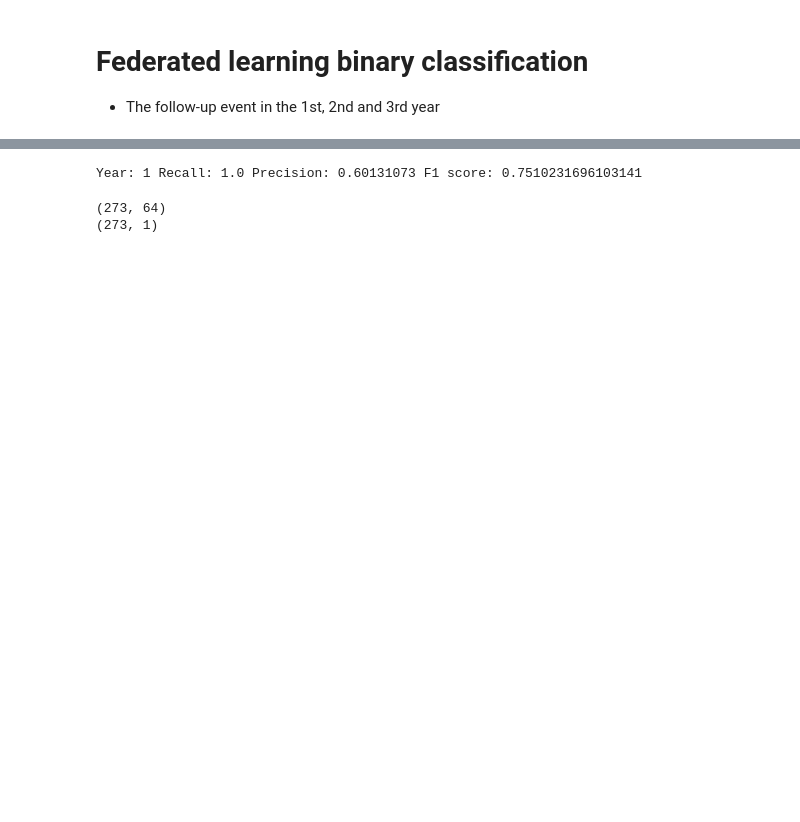
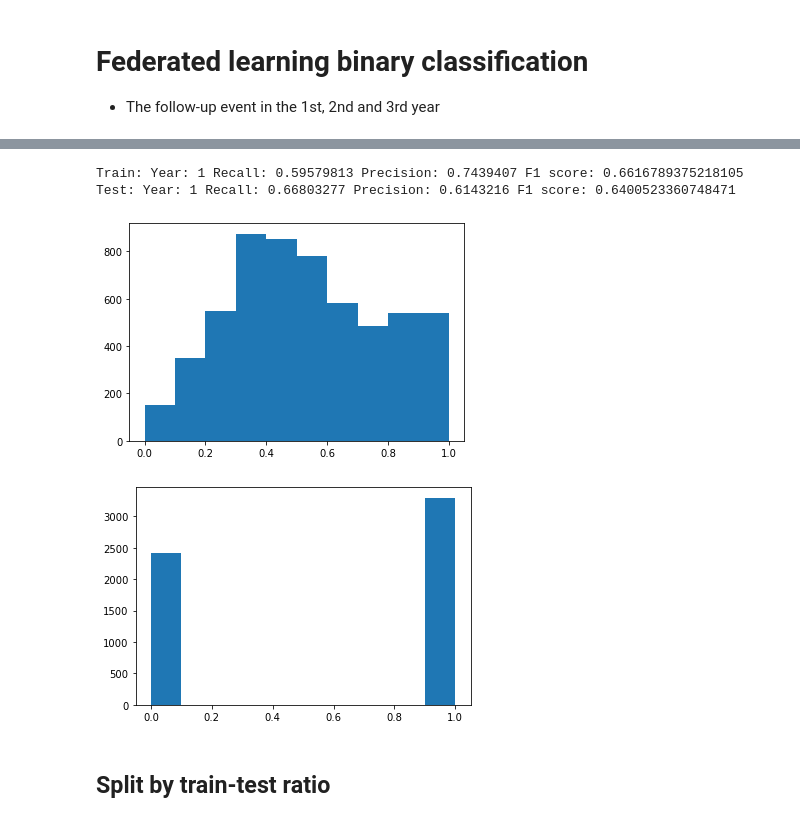
Before and after one commit to YitingZhang1997/MIDAS_Project_2020, a Jupyter notebook: Federated_Learning.ipynb, the cells around one changed output, grey strips where cells are left out. Drawn from its saved outputs; the diff is of its cells as text; code cells hidden in the pictures; blank space fills up the shorter version.

```diff
--- a/Federated_Learning.ipynb
+++ b/Federated_Learning.ipynb
@@ -452,7 +562,7 @@ else:
 print(f"Full Data: \n X's shape: {X_full.shape} \n y's shape: {y_full.shape}")
 
 plt.figure()
-client_ids = X_full['codigoclinica']
+client_ids = X_full['Clinic code']
 client_ids.plot.hist()
 
 unique_client_ids = set(client_ids)
@@ -508,15 +661,21 @@ import random
 # selected_client_ids = random.choices(unique_client_ids, k=10)
 
 # select clients according to frequency
-selected_client_ids = select_largest_clients(client_ids, k=10)
+client_ids_without_test = []
+for index in client_ids:
+    if index not in test_client_ids:
+        client_ids_without_test.append(index)
 
-print(selected_client_ids)
+# selected_client_ids = select_largest_clients(client_ids_without_test, k=12)
+selected_client_ids = random.choices(client_ids_without_test, k=97)
+
+print('Selected clinic codes for training: ', selected_client_ids)
 
 federated_train_data = make_federated_data(X_full, y_full, selected_client_ids)
 
 input_spec = federated_train_data.element_spec
 
-print(input_spec)
+# print(input_spec)
 
 # for itr in federated_train_data:
 #     print(itr)
@@ -550,14 +685,14 @@ def model_fn():
 # %%
 iterative_process = tff.learning.build_federated_averaging_process(
     model_fn,
-    client_optimizer_fn=lambda: tf.keras.optimizers.Adam(learning_rate=client_learning_rate),
-    server_optimizer_fn=lambda: tf.keras.optimizers.Adam(learning_rate=server_learning_rate))
+    client_optimizer_fn=lambda: tf.keras.optimizers.Adam(),
+    server_optimizer_fn=lambda: tf.keras.optimizers.Adam())
 
 # str(iterative_process.initialize.type_signature)
 # %%
 state = iterative_process.initialize()
 # %%
-NUM_ROUNDS = 20
+NUM_ROUNDS = 50
 for round_num in range(NUM_ROUNDS):
   state, metrics = iterative_process.next(state, [federated_train_data])
   print('round {:2d}, metrics={}'.format(round_num, metrics))
@@ -592,24 +724,48 @@ train_metrics = evaluation(state.model, [federated_train_data])
 recall_train = train_metrics['recall']
 precision_train = train_metrics['precision']
 f1_train = 2 * recall_train * precision_train / (recall_train + precision_train)
-print('Year:', year,
+print('Train:',
+      'Year:', year,
       'Recall:', recall_train,
       'Precision:', precision_train,
       'F1 score:', f1_train)
+
+test_metrics = evaluation(state.model, [federated_test_data])
+
+recall_test = test_metrics['recall']
+precision_test = test_metrics['precision']
+f1_test = 2 * recall_test * precision_test / (recall_test + precision_test)
+print('Test:',
+      'Year:', year,
+      'Recall:', recall_test,
+      'Precision:', precision_test,
+      'F1 score:', f1_test)
 # %% [output]
-Year: 1 Recall: 1.0 Precision: 0.60131073 F1 score: 0.7510231696103141
+Train: Year: 1 Recall: 0.59579813 Precision: 0.7439407 F1 score: 0.6616789375218105
+Test: Year: 1 Recall: 0.66803277 Precision: 0.6143216 F1 score: 0.6400523360748471
-# %%
-import random
-
-# select clients randomly
-test_client_library = list()
-for client_id in unique_client_ids:
-    if client_id not in selected_client_ids:
-        test_client_library.append(client_id)
-
-test_client_ids = random.choices(test_client_library, k=10)
-
-federated_test_data = make_federated_data(X_full, y_full, test_client_ids)
-# %% [output]
-(273, 64)
-(273, 1)
+# %%
+import matplotlib.pyplot as plt
+
+trained_model = create_keras_model()
+
+state.model.assign_weights_to(
+    trained_model
+)
+
+prediction = trained_model.predict(X_full)
+
+# print(prediction)
+# print(y_full)
+
+
+plt.hist(prediction)
+plt.show()
+
+
+plt.hist(y_full)
+plt.show()
+# %% [output]
+[figure, added]
+[figure, added]
+# %% [markdown]
+## Split by train-test ratio
```
Also changed, not shown: parts of 23 cells of this notebook.
